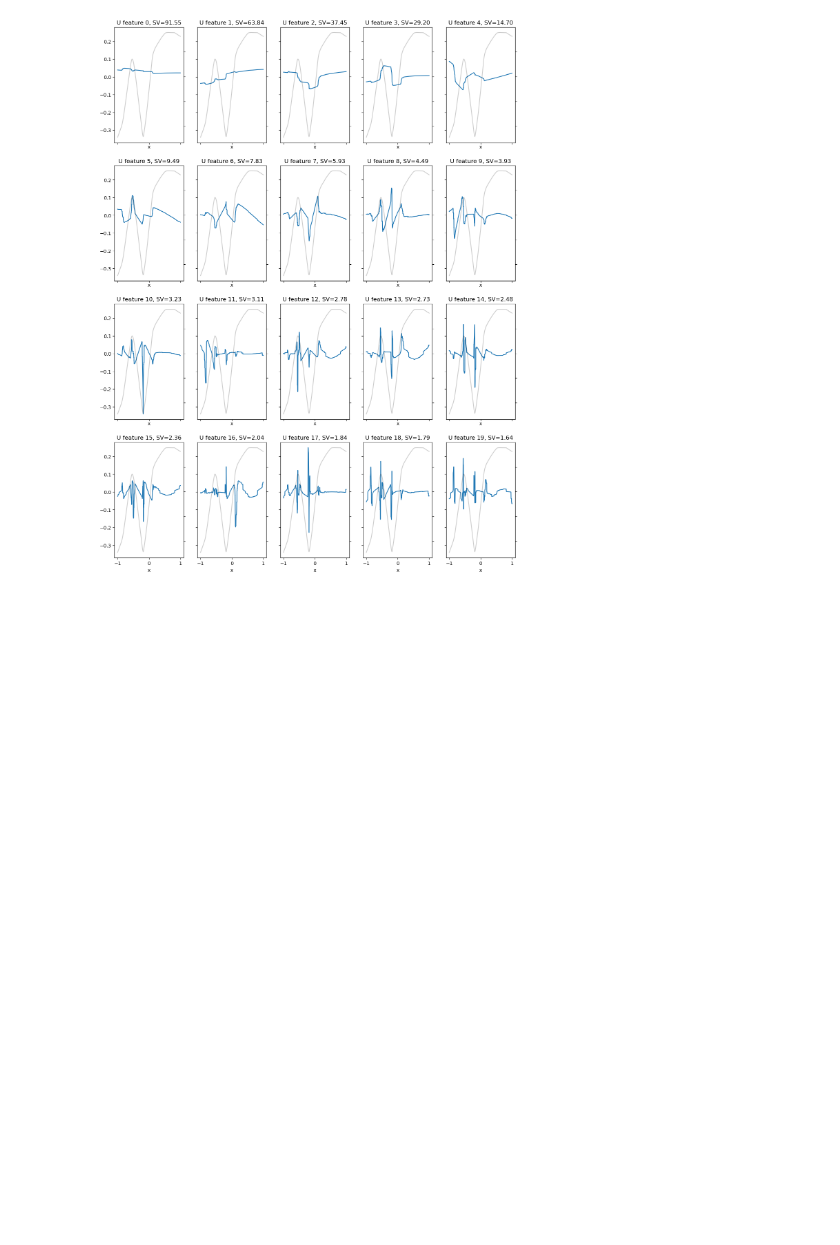
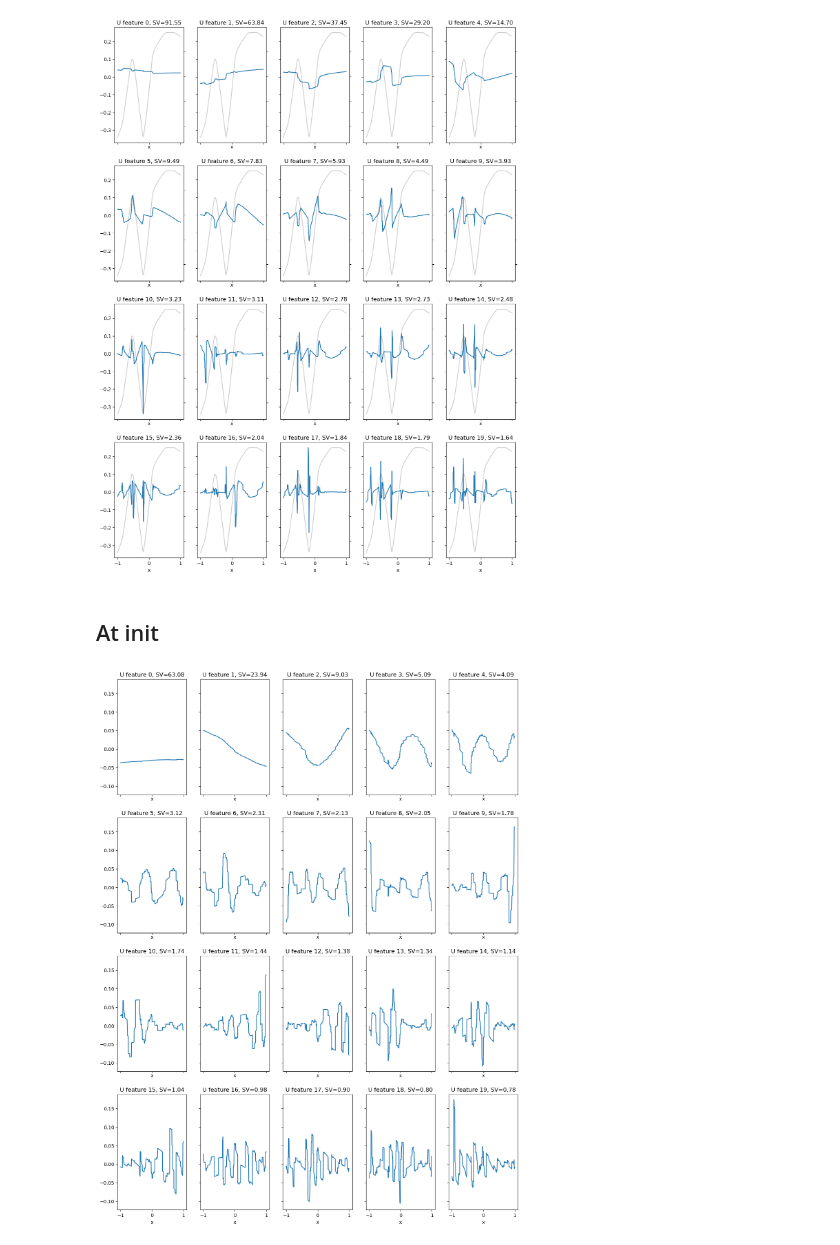
Before and after one commit to LRudL/dots, a Jupyter notebook: notebooks/model_explorer.ipynb, the cells around one changed output. Saved outputs shown, nothing was run; the diff lists cells and outputs as text; code cells hidden in the pictures; blank space fills up the shorter version.

```diff
--- a/notebooks/model_explorer.ipynb
+++ b/notebooks/model_explorer.ipynb
@@ -216,3 +230,13 @@ axs = axs.flatten()
 plot_1d_u_feats(hfsint, range_batch(-1, 1, 1000), plot_fn=True, max_feats=len(axs), flip="function", ax=axs)
 # %% [output]
 [figure]
+# %% [markdown]
+## At init
+# %%
+hfsint0 = load_model("solar-sweep-7_model_00000", loc="out")
+# %%
+fig, axs = plt.subplots(4, 5, figsize=(15, 20), sharex=True, sharey=True)
+axs = axs.flatten()
+plot_1d_u_feats(hfsint0, range_batch(-1, 1, 1000), plot_fn=False, max_feats=len(axs), flip="function", ax=axs)
+# %% [output]
+[figure, added]
```
Also changed, not shown: parts of 1 cell of this notebook, 1 other file.
